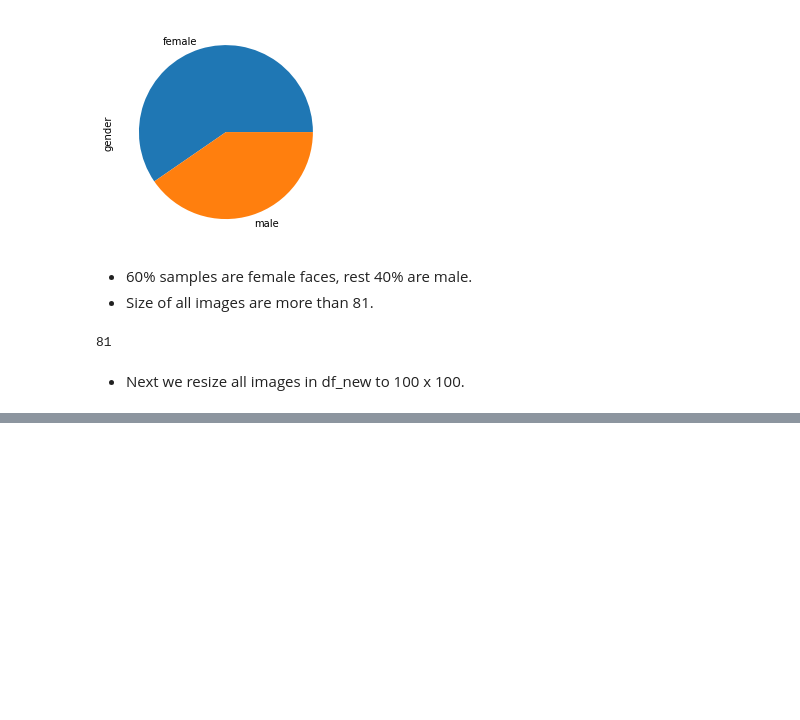
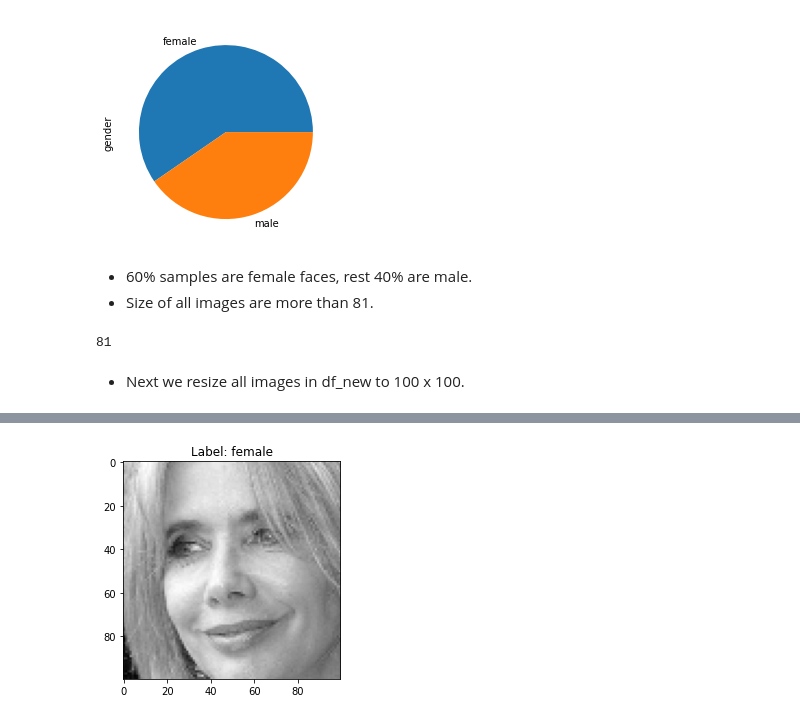
Before and after one commit to AnmolTomer/face_recognition_API, a Jupyter notebook: 03_01_crop_faces.ipynb, the cells around one changed output, grey strips where cells are left out. Saved outputs shown, nothing was run; the diff lists cells and outputs as text; code cells hidden in the pictures; blank space fills up the shorter version.

```diff
--- a/03_01_crop_faces.ipynb
+++ b/03_01_crop_faces.ipynb
@@ -291,0 +294,18 @@ df_new['size'].min()
+# %%
+def resize_img(path_to_resize):
+    try:
+
+        # step - 1: read image
+        img = cv2.imread(path_to_resize)
+        # step - 2: convert into grayscale
+        gray = cv2.cvtColor(img,cv2.COLOR_BGR2GRAY)
+        # step -3: resize into 100 x 100 array
+        size = gray.shape[0]
+        if size >= 100: #shrink
+            gray_re = cv2.resize(gray,(100,100),cv2.INTER_AREA) # SHRINK
+        else: # enlarge
+            gray_re = cv2.resize(gray,(100,100),cv2.INTER_CUBIC) # ENLARGE
+        # step -4: Flatten Image (1x10,000)
+        return gray_re.flatten()
+    except:
+        return None
@@ -291,0 +325,3 @@ df_new['size'].min()
+# %%
+# structuring function
+df_new['structure_data'] = df_new['path'].apply(resize_img)
@@ -291,0 +333,5 @@ df_new['size'].min()
+# %%
+# copy and expand their columns
+df1 = df_new['structure_data'].apply(pd.Series)
+# %%
+df2 = pd.concat((df_new['gender'],df1),axis=1)
@@ -291,0 +348,6 @@ df_new['size'].min()
+# %%
+plt.imshow(df2.loc[0][1:].values.reshape(100,100).astype('int'),cmap='gray')
+plt.title("Label: "+df2.loc[0]['gender'])
+plt.show()
+# %% [output]
+[figure, added]
```
Also changed, not shown: parts of 7 cells of this notebook, 4 other files.
